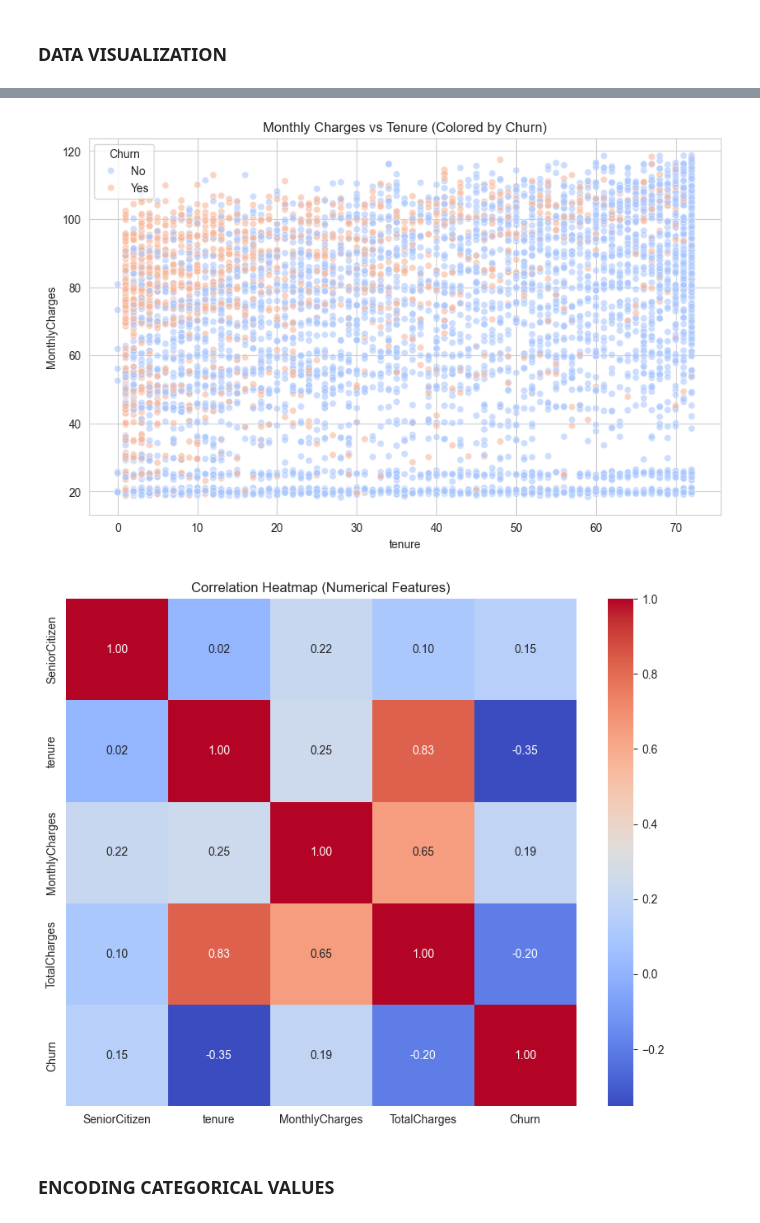
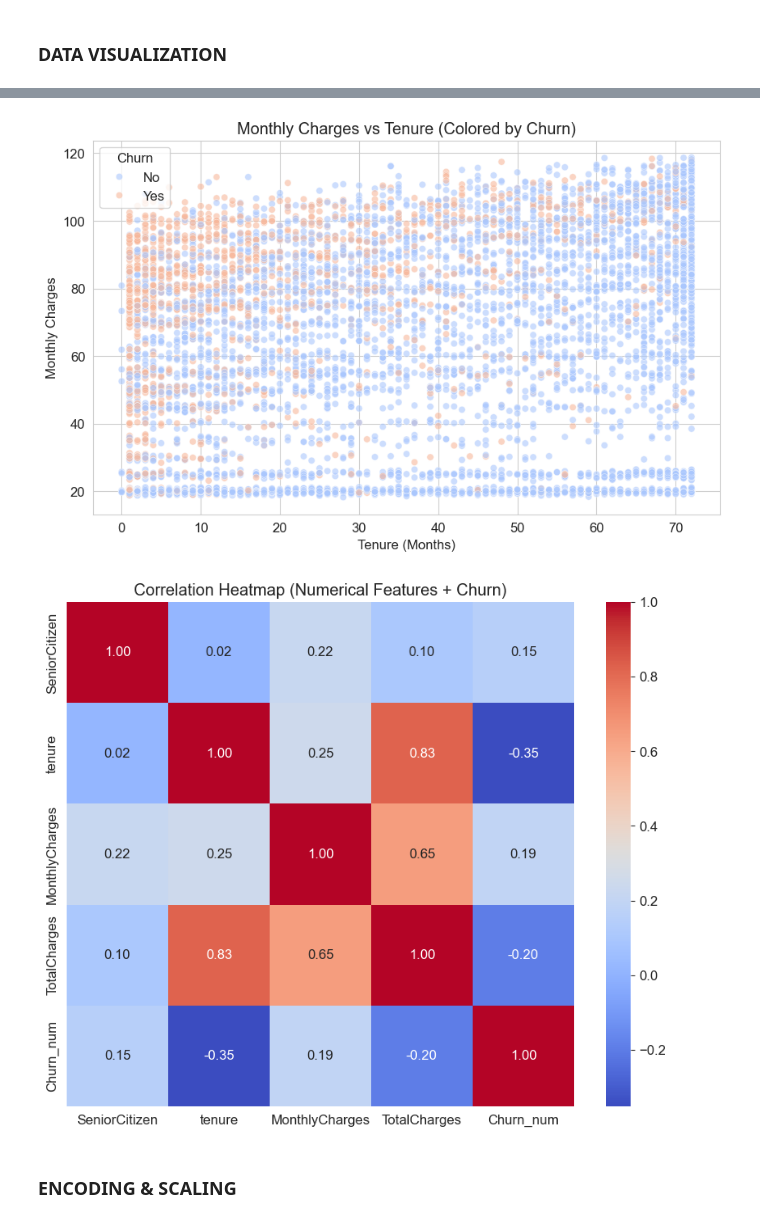
Before and after one commit to Pudamya/CM2604_ML_CW_2425595, a Jupyter notebook: pre_processing.ipynb, the cells around one changed output, grey strips where cells are left out. Drawn from its saved outputs; the diff is of its cells as text; code cells hidden in the pictures.

```diff
--- a/pre_processing.ipynb
+++ b/pre_processing.ipynb
@@ -23,7 +32,7 @@ try:
     df = pd.read_csv('data/Telco-Customer-Churn.csv')
     print("Dataset loaded successfully.")
 except FileNotFoundError:
-    print("Error: File not found. Please ensure the CSV is in the 'data/' folder.")
+    raise FileNotFoundError("CSV not found. Place it in 'data/' or adjust the path.")
 # %% [output]
 Dataset loaded successfully.
 # %%
@@ -160,7 +219,0 @@ Missing values found in TotalCharges after conversion: 11
-# %%
-# Handle Missing Values
-# We fill the missing values with 0 (assuming 0 tenure means 0 charges)
-df['TotalCharges'] = df['TotalCharges'].fillna(0)
-
-# Verify cleaning
-print(f"Remaining Missing Values: {df.isnull().sum().sum()}")
@@ -171,10 +219,0 @@ Remaining Missing Values: 0
-# %%
-# 'customerID' is unique to every row and has no predictive power
-if 'customerID' in df.columns:
-    df.drop(columns=['customerID'], inplace=True)
-    print("Column 'customerID' dropped successfully.")
-else:
-    print("Column 'customerID' already dropped.")
-
-# Check shape after dropping
-print(f"New Shape: {df.shape}")
@@ -262,28 +398,37 @@ plt.show()
 # %%
-# Interaction between Tenure and Monthly Charges
+# TENURE VS MONTHLY CHARGES (BY CHURN)
+
 plt.figure(figsize=(10, 6))
-sns.scatterplot(data=df, x='tenure', y='MonthlyCharges', hue='Churn', alpha=0.6, palette='coolwarm')
-plt.title('Monthly Charges vs Tenure (Colored by Churn)')
+sns.scatterplot(
+    data=df,
+    x="tenure",
+    y="MonthlyCharges",
+    hue="Churn",
+    alpha=0.6,
+    palette="coolwarm"
+)
+plt.title("Monthly Charges vs Tenure (Colored by Churn)")
+plt.xlabel("Tenure (Months)")
+plt.ylabel("Monthly Charges")
 plt.show()
 
-# Insight: Look for the "High Monthly Charge / Low Tenure" quadrant (Top Left).
-# If there is a lot of orange there, expensive plans are driving away new users.
+# Insight in report:
+# Look at the high MonthlyCharges / low Tenure region:
+# if many churned customers are there, expensive plans may drive away new users.
 # %% [output]
-[figure, old version]
+[figure, new version]
 # %%
-# Correlation Matrix
-# We create a temporary copy to convert 'Churn' to numbers for the heatmap
+# CORRELATION HEATMAP
 df_corr = df.copy()
-df_corr['Churn'] = df_corr['Churn'].map({'Yes': 1, 'No': 0})
+df_corr["Churn_num"] = df_corr["Churn"].map({"Yes": 1, "No": 0})
 
-# Select only numerical columns for correlation
-numeric_df = df_corr.select_dtypes(include=['float64', 'int64'])
+numeric_df = df_corr.select_dtypes(include=["float64", "int64"])
 
 plt.figure(figsize=(10, 8))
-sns.heatmap(numeric_df.corr(), annot=True, cmap='coolwarm', fmt='.2f')
-plt.title('Correlation Heatmap (Numerical Features)')
+sns.heatmap(numeric_df.corr(), annot=True, cmap="coolwarm", fmt=".2f")
+plt.title("Correlation Heatmap (Numerical Features + Churn)")
 plt.show()
 # %% [output]
-[figure, old version]
+[figure, new version]
 # %% [markdown]
-### ENCODING CATEGORICAL VALUES
+### ENCODING & SCALING
```
Also changed, not shown: parts of 38 cells of this notebook.
